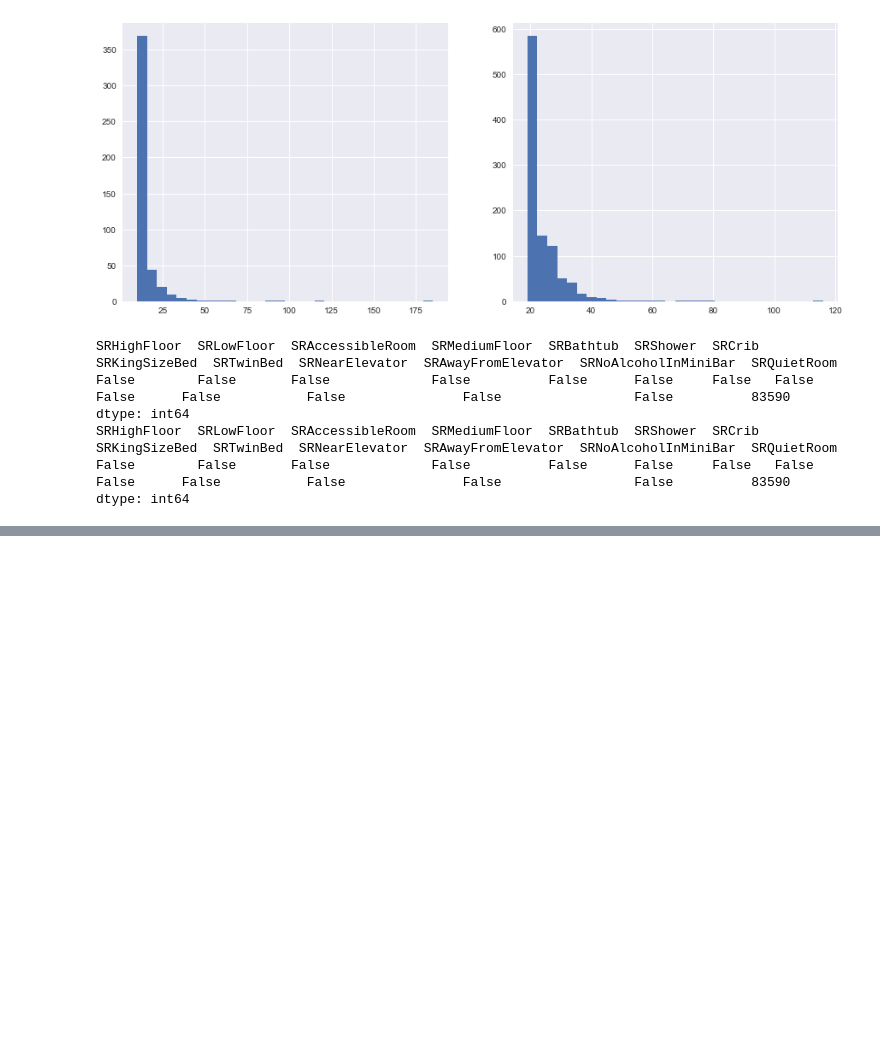
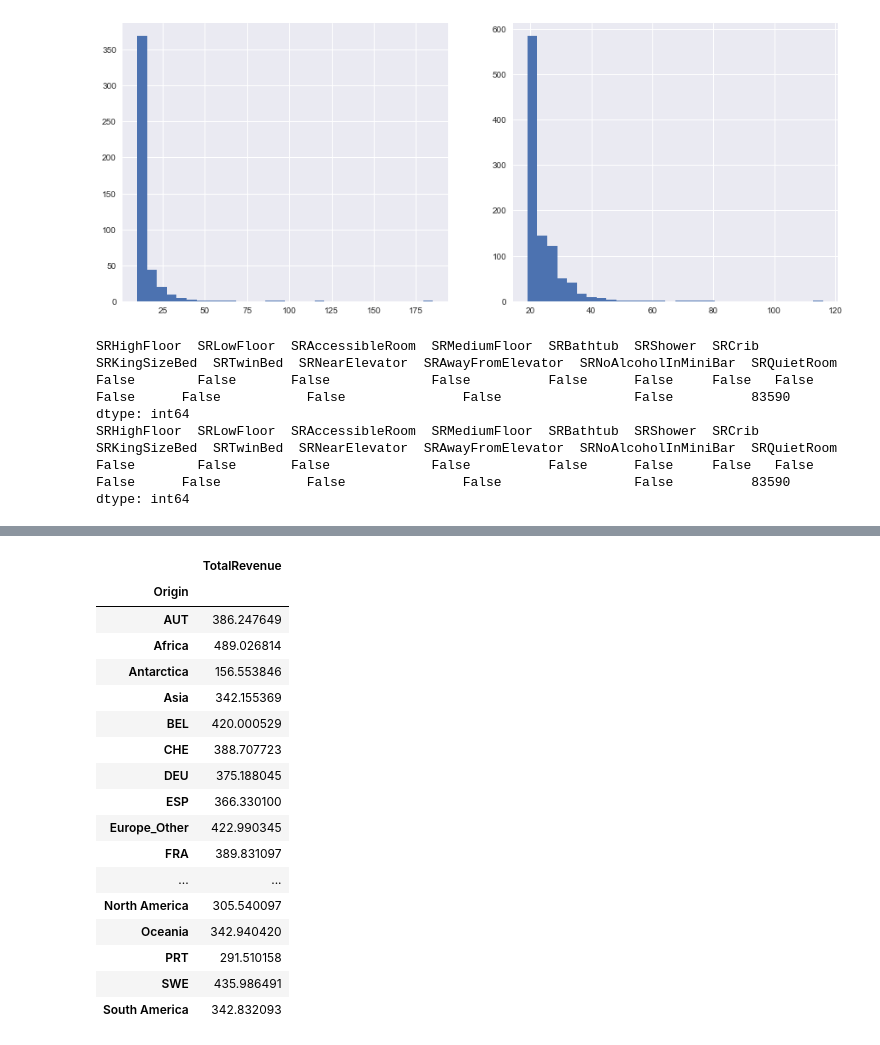
Before and after one commit to evasaunders/PersonalProjects, a Jupyter notebook: 2021_Hotel_EDA/2021_Hotel_Regression.ipynb, the cells around one changed output, grey strips where cells are left out. Saved outputs shown, nothing was run; the diff lists cells and outputs as text; code cells hidden in the pictures; blank space fills up the shorter version.

Commit message:
more additions to the regression file in the form of more pre-processing

```diff
--- a/2021_Hotel_EDA/2021_Hotel_Regression.ipynb
+++ b/2021_Hotel_EDA/2021_Hotel_Regression.ipynb
@@ -306,0 +332,5 @@ negative age, age above 100, lod rev above 5000, other rev above 2000, roomnight
+# %%
+#create a contintent variable
+dataset = pd.merge(dataset, country_continent_df[["Nationality", "Continent"]], how = "left", left_on = "Nationality", right_on = "Nationality")
+# %%
+top_nat = dataset["Nationality"][dataset["Continent"] == "Europe"].value_counts()[dataset["Nationality"][dataset["Continent"] == "Europe"].value_counts() > 1000].index.tolist()
@@ -306,0 +343,8 @@ negative age, age above 100, lod rev above 5000, other rev above 2000, roomnight
+# %%
+#create "Origin" variable based on Nationality and Continent
+conditions = [(dataset["Continent"] == "Europe") & (dataset["Nationality"].isin(top_nat)),
+    (dataset["Continent"] == "Europe") & (dataset["Nationality"].isin(top_nat) == False),
+    (dataset["Continent"] != "Europe")]
+
+values = [dataset["Nationality"], "Europe_Other", dataset["Continent"]]
+dataset["Origin"] = np.select(conditions, values)
@@ -306,0 +374,26 @@ negative age, age above 100, lod rev above 5000, other rev above 2000, roomnight
+# %%
+#create the target variable of the regression analyses
+dataset["TotalRevenue"] = dataset["OtherRevenue"] + dataset["LodgingRevenue"]
+# %%
+#create a TargetOrigin variable with the group mean for each Origin category
+dataset["TargetOrigin"] = dataset["Origin"].map(dataset.groupby("Origin")["TotalRevenue"].mean())
+dataset[["Origin", "TotalRevenue"]].groupby("Origin").mean()
+# %% [output]
+|  | TotalRevenue |
+| Origin |  |
+| AUT | 386.247649 |
+| Africa | 489.026814 |
+| Antarctica | 156.553846 |
+| Asia | 342.155369 |
+| BEL | 420.000529 |
+| CHE | 388.707723 |
+| DEU | 375.188045 |
+| ESP | 366.330100 |
+| Europe_Other | 422.990345 |
+| FRA | 389.831097 |
+| ... | ... |
+| North America | 305.540097 |
+| Oceania | 342.940420 |
+| PRT | 291.510158 |
+| SWE | 435.986491 |
+| South America | 342.832093 |
```
Also changed, not shown: parts of 25 cells of this notebook.
